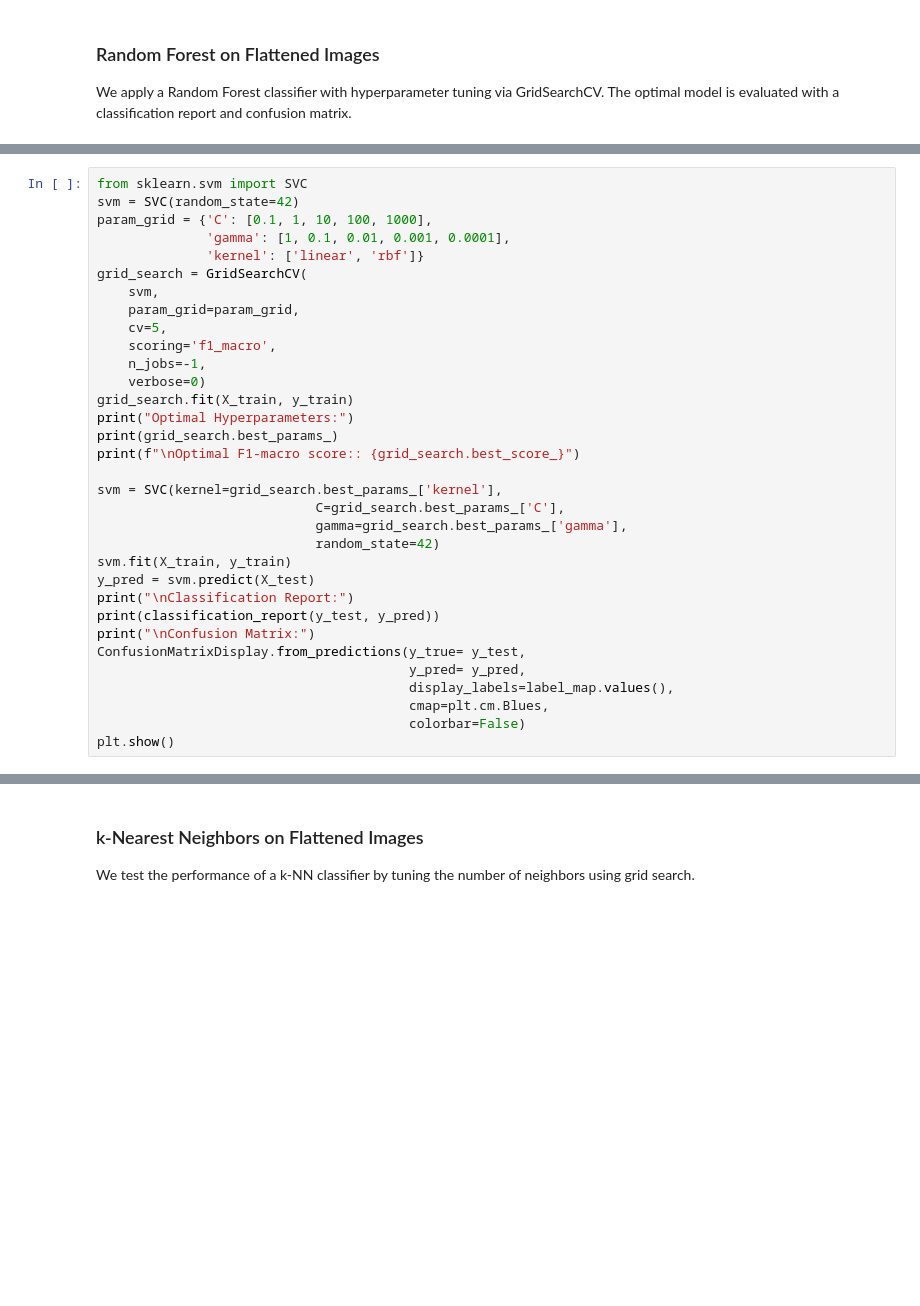
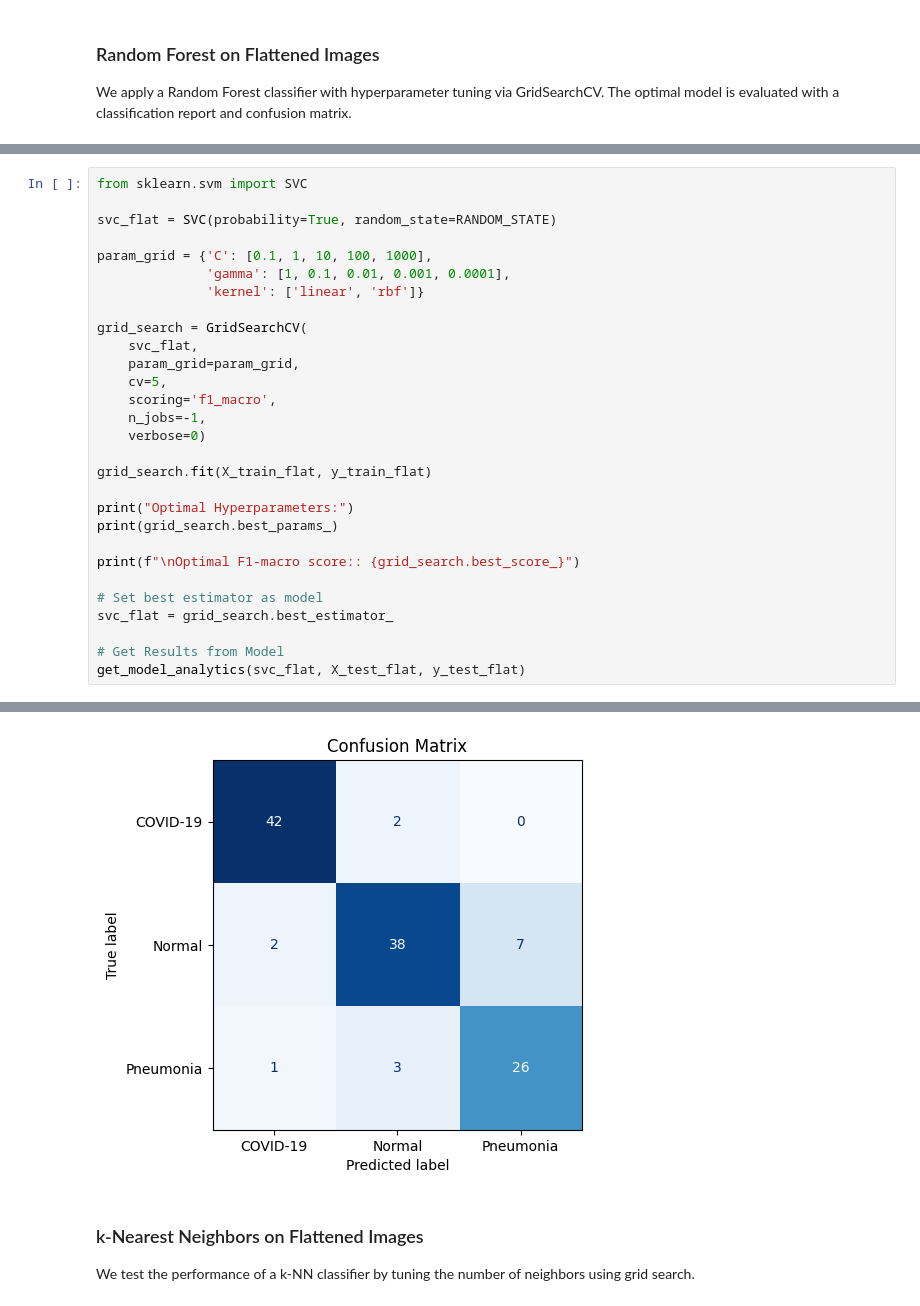
Before and after one commit to bdog18/ChestXRayClassifier, a Jupyter notebook: main.ipynb, the cells around one changed output, grey strips where cells are left out. Cells and saved outputs as stored; diff of their text form; blank space fills up the shorter version.

```diff
--- a/main.ipynb
+++ b/main.ipynb
@@ -314,33 +481,30 @@ An SVM classifier is trained with different kernels and hyperparameters to find
 # %%
 from sklearn.svm import SVC
-svm = SVC(random_state=42)
+
+svc_flat = SVC(probability=True, random_state=RANDOM_STATE)
+
 param_grid = {'C': [0.1, 1, 10, 100, 1000],
               'gamma': [1, 0.1, 0.01, 0.001, 0.0001],
               'kernel': ['linear', 'rbf']}
+
 grid_search = GridSearchCV(
-    svm,
+    svc_flat,
     param_grid=param_grid,
     cv=5,
     scoring='f1_macro',
     n_jobs=-1,
     verbose=0)
-grid_search.fit(X_train, y_train)
+
+grid_search.fit(X_train_flat, y_train_flat)
+
 print("Optimal Hyperparameters:")
 print(grid_search.best_params_)
+
 print(f"\nOptimal F1-macro score:: {grid_search.best_score_}")
 
-svm = SVC(kernel=grid_search.best_params_['kernel'],
-                            C=grid_search.best_params_['C'],
-                            gamma=grid_search.best_params_['gamma'],
-                            random_state=42)
-svm.fit(X_train, y_train)
-y_pred = svm.predict(X_test)
-print("\nClassification Report:")
-print(classification_report(y_test, y_pred))
-print("\nConfusion Matrix:")
-ConfusionMatrixDisplay.from_predictions(y_true= y_test,
-                                        y_pred= y_pred,
-                                        display_labels=label_map.values(),
-                                        cmap=plt.cm.Blues,
-                                        colorbar=False)
-plt.show()
+# Set best estimator as model
+svc_flat = grid_search.best_estimator_
+
+# Get Results from Model
+get_model_analytics(svc_flat, X_test_flat, y_test_flat)
+# %% [output]
@@ -347,3 +528,4 @@ plt.show()
+[figure, added]
 # %% [markdown]
 ### k-Nearest Neighbors on Flattened Images
 We test the performance of a k-NN classifier by tuning the number of neighbors using grid search.
```
Also changed, not shown: parts of 38 cells of this notebook.
